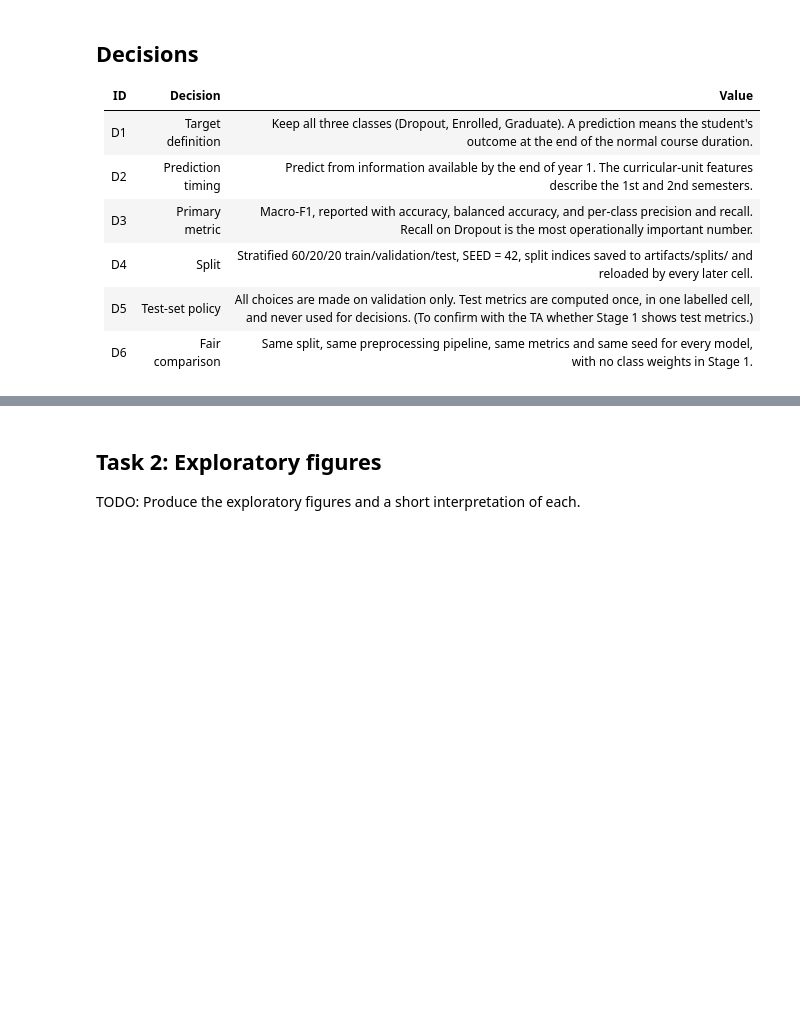
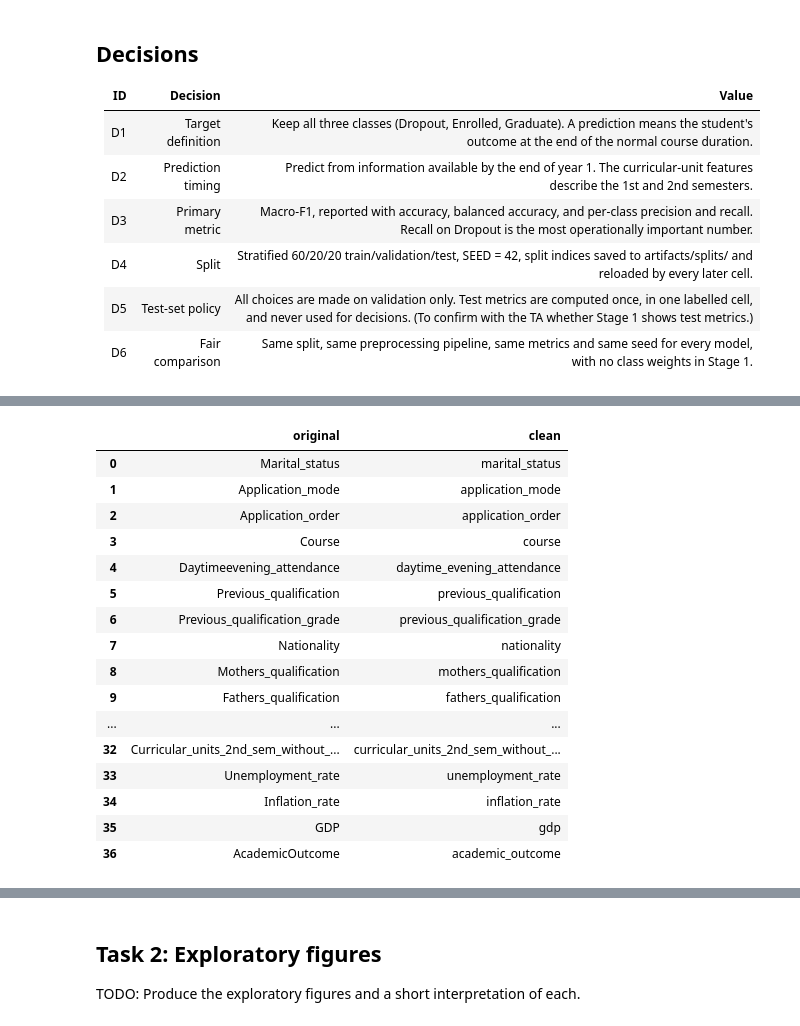
Before and after one commit to mremani11/DS3000-Project, a Jupyter notebook: DS3000_Project_Group03.ipynb, the cells around one changed output, grey strips where cells are left out. Saved outputs shown, nothing was run; the diff lists cells and outputs as text; code cells hidden in the pictures; blank space fills up the shorter version.

```diff
--- a/DS3000_Project_Group03.ipynb
+++ b/DS3000_Project_Group03.ipynb
@@ -24,7 +24,7 @@ import pandas as pd
 import matplotlib.pyplot as plt
 
 SEED = 42
-TARGET = "target"  # confirm the exact column name in Task 1 after loading the data
+TARGET = "academic_outcome"  # cleaned name of OpenML column "AcademicOutcome" (confirmed in Task 1)
 
 DATA_DIR = Path("data")
 SPLIT_DIR = Path("artifacts/splits")
@@ -37,0 +112,42 @@ TODO: Fetch OpenML 46960, confirm the target column name, and audit types, missi
+# %%
+import re
+
+NAME_FIXES = {
+    "nacionality": "nationality",
+    "daytimeevening_attendance": "daytime_evening_attendance",
+}
+
+
+def clean_name(name):
+    s = name.strip()
+    s = re.sub(r"([a-z0-9])([A-Z])", r"\1_\2", s)  # camelCase -> camel_Case
+    s = re.sub(r"[^0-9a-zA-Z]+", "_", s)            # odd characters / spaces -> _
+    s = s.strip("_").lower()
+    return NAME_FIXES.get(s, s)
+
+
+name_map = {c: clean_name(c) for c in raw.columns}
+assert len(set(name_map.values())) == len(name_map), "cleaned names collide"
+
+df = raw.rename(columns=name_map)
+assert TARGET in df.columns, f"TARGET={TARGET!r} not found after cleaning"
+
+pd.DataFrame({"original": list(name_map), "clean": list(name_map.values())})
+# %% [output]
+|  | original | clean |
+| 0 | Marital_status | marital_status |
+| 1 | Application_mode | application_mode |
+| 2 | Application_order | application_order |
+| 3 | Course | course |
+| 4 | Daytimeevening_attendance | daytime_evening_attendance |
+| 5 | Previous_qualification | previous_qualification |
+| 6 | Previous_qualification_grade | previous_qualification_grade |
+| 7 | Nationality | nationality |
+| 8 | Mothers_qualification | mothers_qualification |
+| 9 | Fathers_qualification | fathers_qualification |
+| ... | ... | ... |
+| 32 | Curricular_units_2nd_sem_without_... | curricular_units_2nd_sem_without_... |
+| 33 | Unemployment_rate | unemployment_rate |
+| 34 | Inflation_rate | inflation_rate |
+| 35 | GDP | gdp |
+| 36 | AcademicOutcome | academic_outcome |
```
Also changed, not shown: parts of 28 cells of this notebook.
